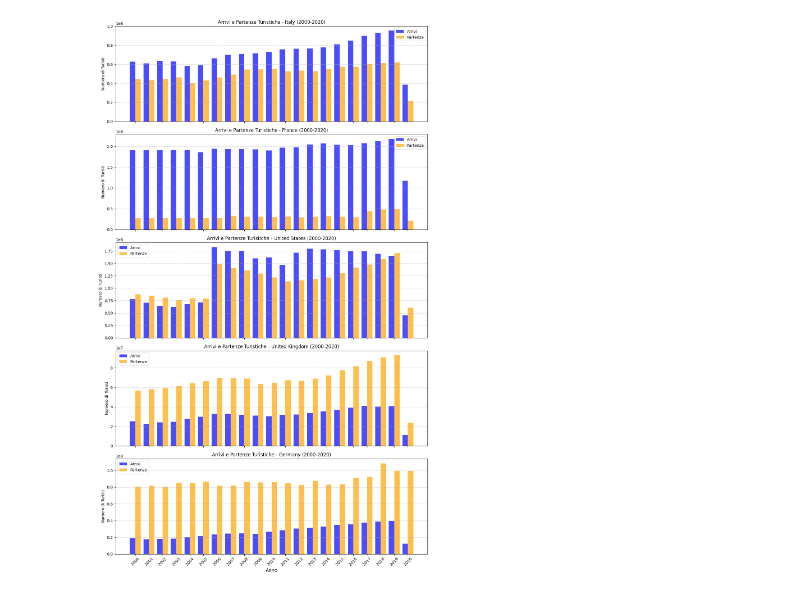
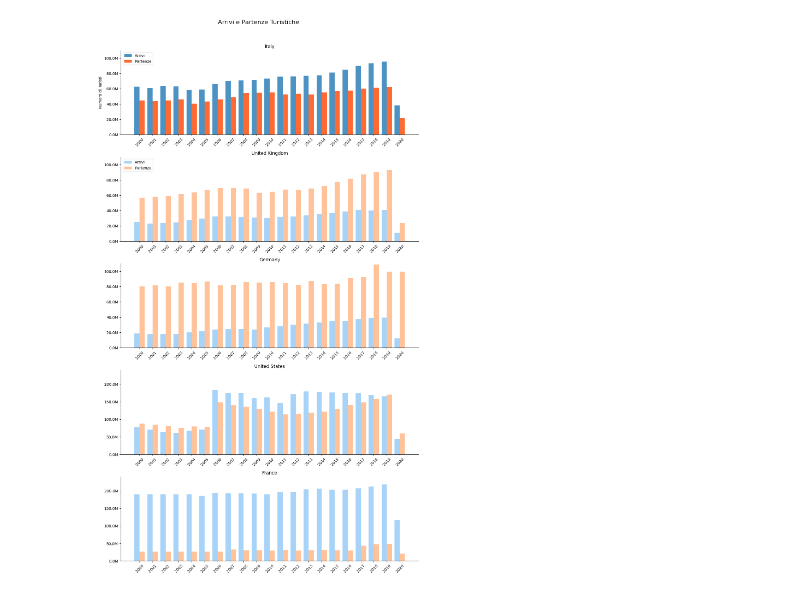
Before and after one commit to andrealosi8/TourismDataVisualization, a Jupyter notebook: tourismVisualization.ipynb, the cells around one changed output. Cells and saved outputs as stored; diff of their text form; code cells hidden in the pictures.

Commit message:
Aggiunti tutti i grafici

```diff
--- a/tourismVisualization.ipynb
+++ b/tourismVisualization.ipynb
@@ -8,47 +457,94 @@ import seaborn as sns
 df = pd.read_csv('datasets/ArrivalDepartures.csv')
 
 # Lista dei paesi da visualizzare
-countries = ['Italy', 'France', 'United States', 'United Kingdom', 'Germany']
+countries = ['Italy', 'United Kingdom', 'Germany', 'United States', 'France']
 
 # Crea una lista degli anni dal 2000 al 2020
 years = [f"{year} [YR{year}]" for year in range(2000, 2021)]
 numeric_years = list(range(2000, 2021))  # Lista degli anni come numeri
 
+# Colori pastello e saturi per l'Italia
+colors = {
+    'arrivals': {'default': '#93c9f7', 'Italy': '#1f78b4'},  # Blu pastello e blu saturo
+    'departures': {'default': '#ffb380', 'Italy': '#ff4500'}  # Arancione pastello e rosso saturo
+}
+
+# Funzione per formattare l'asse verticale
+def millions_formatter(x, pos):
+    return f'{x / 1e6:.1f}M'
+
+# Calcola il valore massimo tra arrivi e partenze per fissare l'intervallo delle y
+max_value = 0
+for country in countries:
+    country_data = df[df['Country Name'] == country]
+    arrivals = pd.to_numeric(country_data[years].iloc[0], errors='coerce') \
+               .interpolate(method='linear', limit_direction='both').values
+    departures = pd.to_numeric(country_data[years].iloc[1], errors='coerce') \
+                 .interpolate(method='linear', limit_direction='both').values
+    max_value = max(max_value, max(arrivals), max(departures))
+
 # Creazione di sottotrame (5 grafici separati)
-fig, axes = plt.subplots(len(countries), 1, figsize=(12, len(countries) * 4), sharex=True)
+fig, axes = plt.subplots(len(countries), 1, figsize=(12, len(countries) * 4), sharex=False)
+
+# Titolo generale all'inizio
+fig.suptitle('Arrivi e Partenze Turistiche', fontsize=16, y=1.02)
 
 # Estrarre i dati e creare i grafici
 for i, country in enumerate(countries):
     country_data = df[df['Country Name'] == country]
 
     # Gestione dei dati: converte a numerico e interpola i valori mancanti
     arrivals = pd.to_numeric(country_data[years].iloc[0], errors='coerce') \
                .interpolate(method='linear', limit_direction='both').values
     departures = pd.to_numeric(country_data[years].iloc[1], errors='coerce') \
                  .interpolate(method='linear', limit_direction='both').values
 
     # Dati per il grafico
     x = np.arange(len(numeric_years))  # Posizioni degli anni
     width = 0.4  # Larghezza delle barre
 
+    # Colori in base al paese
+    color_arrivals = colors['arrivals']['Italy'] if country == 'Italy' else colors['arrivals']['default']
+    color_departures = colors['departures']['Italy'] if country == 'Italy' else colors['departures']['default']
+
     # Disegna le barre
-    axes[i].bar(x - width / 2, arrivals, width=width, color='blue', alpha=0.7, label='Arrivi')
-    axes[i].bar(x + width / 2, departures, width=width, color='orange', alpha=0.7, label='Partenze')
+    axes[i].bar(x - width / 2, arrivals, width=width, color=color_arrivals, alpha=0.8, label='Arrivi')
+    axes[i].bar(x + width / 2, departures, width=width, color=color_departures, alpha=0.8, label='Partenze')
 
-    # Aggiungi titolo, legenda e linee guida
-    axes[i].set_title(f'Arrivi e Partenze Turistiche - {country} (2000-2020)', fontsize=12)
-    axes[i].set_ylabel('Numero di Turisti', fontsize=10)
-    axes[i].grid(axis='y', linestyle='--', alpha=0.7)
-    axes[i].legend(fontsize=10)
+    # Aggiungi titolo del paese
+    axes[i].set_title(f'{country}', fontsize=12)
 
-# Configurazione degli assi condivisi
-axes[-1].set_xlabel('Anno', fontsize=12)
-plt.xticks(x, numeric_years, rotation=45)
+    # Formattazione dell'asse verticale
+    axes[i].yaxis.set_major_formatter(FuncFormatter(millions_formatter))
+
+    # Imposta un limite personalizzato per alcuni grafici
+    if country in ['Italy', 'Germany', 'United Kingdom']:
+        axes[i].set_ylim(0, 110e6)  # Fissa il massimo a 110 milioni
+    else:
+        axes[i].set_ylim(0, max_value * 1.1)  # Usa il massimo calcolato per gli altri
+
+    # Mostra gli anni su ogni grafico
+    axes[i].set_xticks(x)
+    axes[i].set_xticklabels(numeric_years, rotation=45, fontsize=10)
+
+    # Mostra la legenda solo nei primi due grafici
+    if i < 2:
+        axes[i].legend(fontsize=10)
+    else:
+        axes[i].legend().remove()  # Rimuove la legenda per gli altri grafici
+
+    # Mostra "Numero di Turisti" solo per il primo grafico
+    if i == 0:
+        axes[i].set_ylabel('Numero di Turisti', fontsize=10)
+
+    # Rimuove le linee di contorno superiore e destra
+    axes[i].spines['top'].set_visible(False)
+    axes[i].spines['right'].set_visible(False)
 
 # Miglioramenti estetici
 plt.tight_layout()
 
 # Mostra il grafico
 plt.show()
 # %% [output]
-[figure, old version]
+[figure, new version]
```
Also changed, not shown: parts of 8 cells of this notebook, 6 other files.
